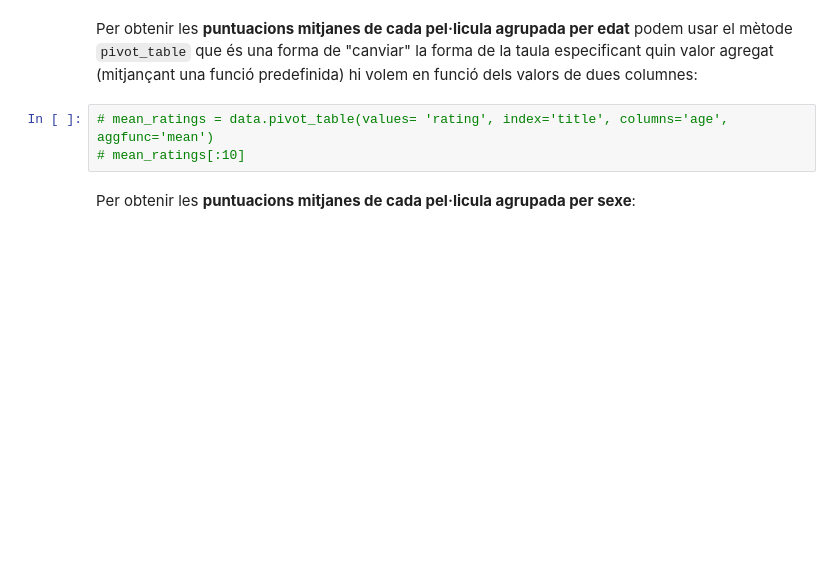
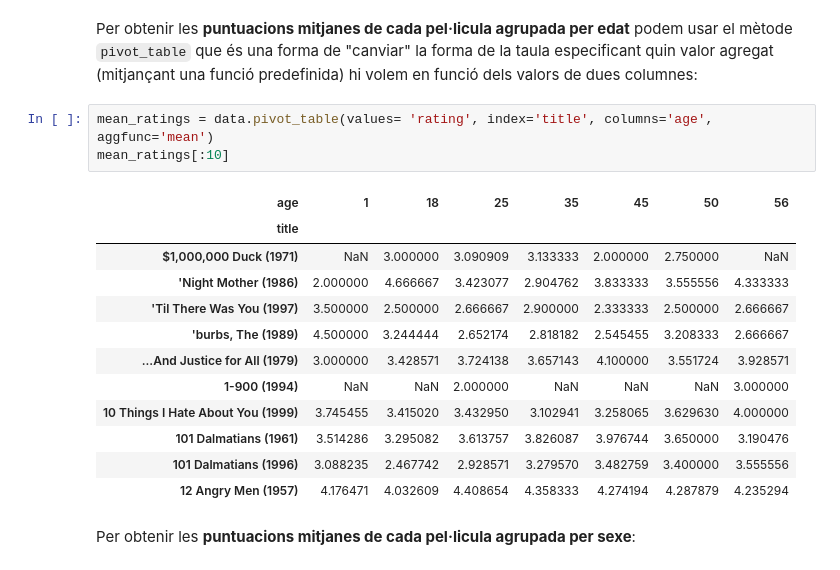
Before and after one commit to junjielyu13/Junior-Fall-Missions, a Jupyter notebook: TallerNousUsos/Practica/TNUI_P2/assigment_code_junjie.ipynb, the cells around one changed output. Saved outputs shown, nothing was run; the diff lists cells and outputs as text; blank space fills up the shorter version.

```diff
--- a/TallerNousUsos/Practica/TNUI_P2/assigment_code_junjie.ipynb
+++ b/TallerNousUsos/Practica/TNUI_P2/assigment_code_junjie.ipynb
@@ -175,8 +264,21 @@ Els índexs Boolans ens permeten seleccionar una part de la taula que compleix u
 # %% [markdown]
 Per obtenir les **puntuacions mitjanes de cada pel·licula agrupada per edat** podem usar el mètode ``pivot_table`` que és una forma de "canviar" la forma de la taula especificant quin valor agregat (mitjançant una funció predefinida) hi volem en funció dels valors de dues columnes:
 # %%
-# mean_ratings = data.pivot_table(values= 'rating', index='title', columns='age', aggfunc='mean')
-# mean_ratings[:10]
+mean_ratings = data.pivot_table(values= 'rating', index='title', columns='age', aggfunc='mean')
+mean_ratings[:10]
+# %% [output]
+| age | 1 | 18 | 25 | 35 | 45 | 50 | 56 |
+| title |  |  |  |  |  |  |  |
+| $1,000,000 Duck (1971) | NaN | 3.000000 | 3.090909 | 3.133333 | 2.000000 | 2.750000 | NaN |
+| 'Night Mother (1986) | 2.000000 | 4.666667 | 3.423077 | 2.904762 | 3.833333 | 3.555556 | 4.333333 |
+| 'Til There Was You (1997) | 3.500000 | 2.500000 | 2.666667 | 2.900000 | 2.333333 | 2.500000 | 2.666667 |
+| 'burbs, The (1989) | 4.500000 | 3.244444 | 2.652174 | 2.818182 | 2.545455 | 3.208333 | 2.666667 |
+| ...And Justice for All (1979) | 3.000000 | 3.428571 | 3.724138 | 3.657143 | 4.100000 | 3.551724 | 3.928571 |
+| 1-900 (1994) | NaN | NaN | 2.000000 | NaN | NaN | NaN | 3.000000 |
+| 10 Things I Hate About You (1999) | 3.745455 | 3.415020 | 3.432950 | 3.102941 | 3.258065 | 3.629630 | 4.000000 |
+| 101 Dalmatians (1961) | 3.514286 | 3.295082 | 3.613757 | 3.826087 | 3.976744 | 3.650000 | 3.190476 |
+| 101 Dalmatians (1996) | 3.088235 | 2.467742 | 2.928571 | 3.279570 | 3.482759 | 3.400000 | 3.555556 |
+| 12 Angry Men (1957) | 4.176471 | 4.032609 | 4.408654 | 4.358333 | 4.274194 | 4.287879 | 4.235294 |
 # %% [markdown]
 Per obtenir les **puntuacions mitjanes de cada pel·licula agrupada per sexe**:
 # %%
```
Also changed, not shown: parts of 62 cells of this notebook.
